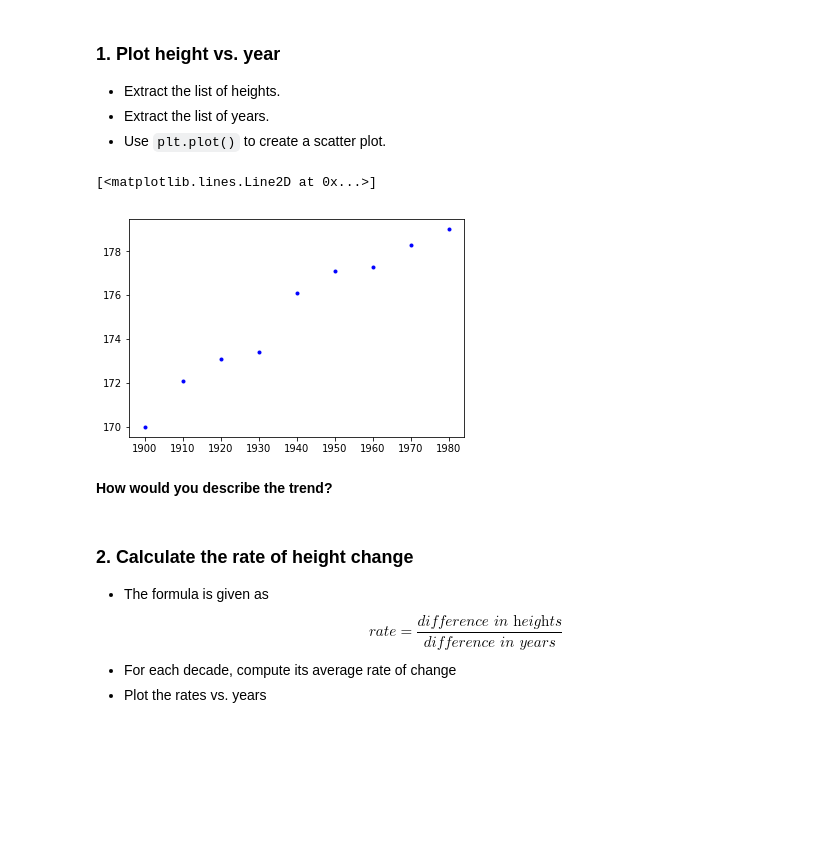
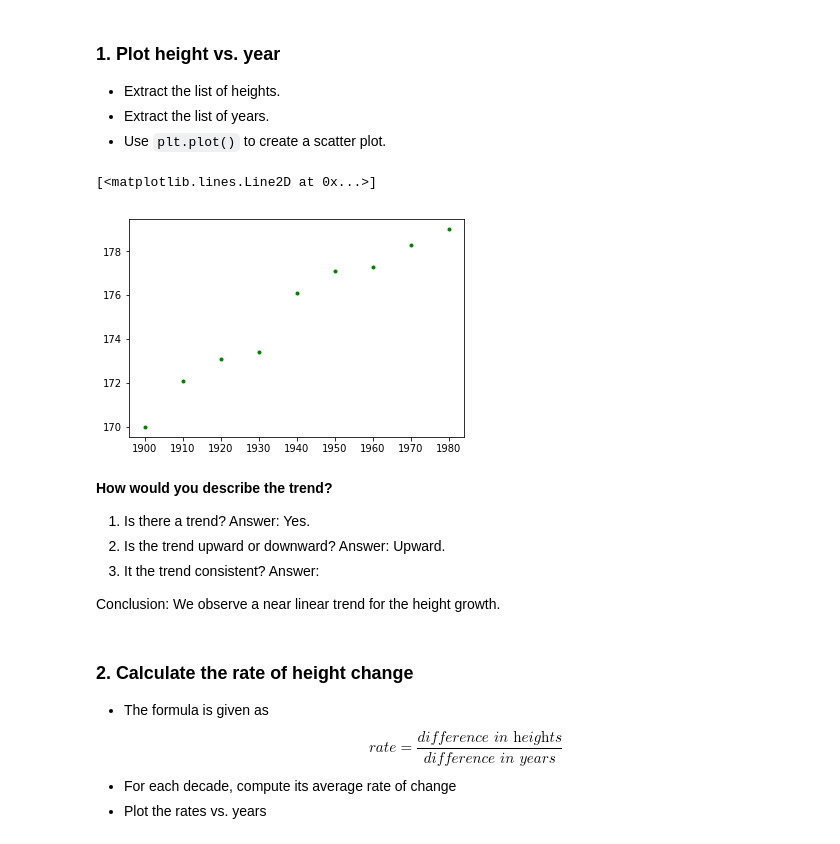
Before and after one commit to ch00226855/CMP414-765_Spring2020, a Jupyter notebook: Week2_IntroToML.ipynb, the cells around one changed output. Saved outputs shown, nothing was run; the diff lists cells and outputs as text; code cells hidden in the pictures; blank space fills up the shorter version.

```diff
--- a/Week2_IntroToML.ipynb
+++ b/Week2_IntroToML.ipynb
@@ -190,6 +195,3 @@ data
 1. Reset the index.
 2. Remove Entity and Code column.
 3. Give a proper name to height column
-# %%
-temp = data.set_index(["Year"])
-temp
@@ -260,12 +250,20 @@ data
 # %%
 heights = data['Height(cm)']
 years = data.index
-plt.plot(years, heights, 'b.')
+plt.plot(years, heights, 'g.')
 # %% [output]
 [<matplotlib.lines.Line2D at 0x...>]
-[figure, old version]
+[figure, new version]
-# %% [markdown]
-**How would you describe the trend?**
+# %% [markdown]
+**How would you describe the trend?**
+1. Is there a trend?
+Answer: Yes.
+2. Is the trend upward or downward?
+Answer: Upward.
+3. It the trend consistent?
+Answer:
+
+Conclusion: We observe a near linear trend for the height growth.
 # %% [markdown]
 ### 2. Calculate the rate of height change
 - The formula is given as
```
Also changed, not shown: parts of 13 cells of this notebook.
